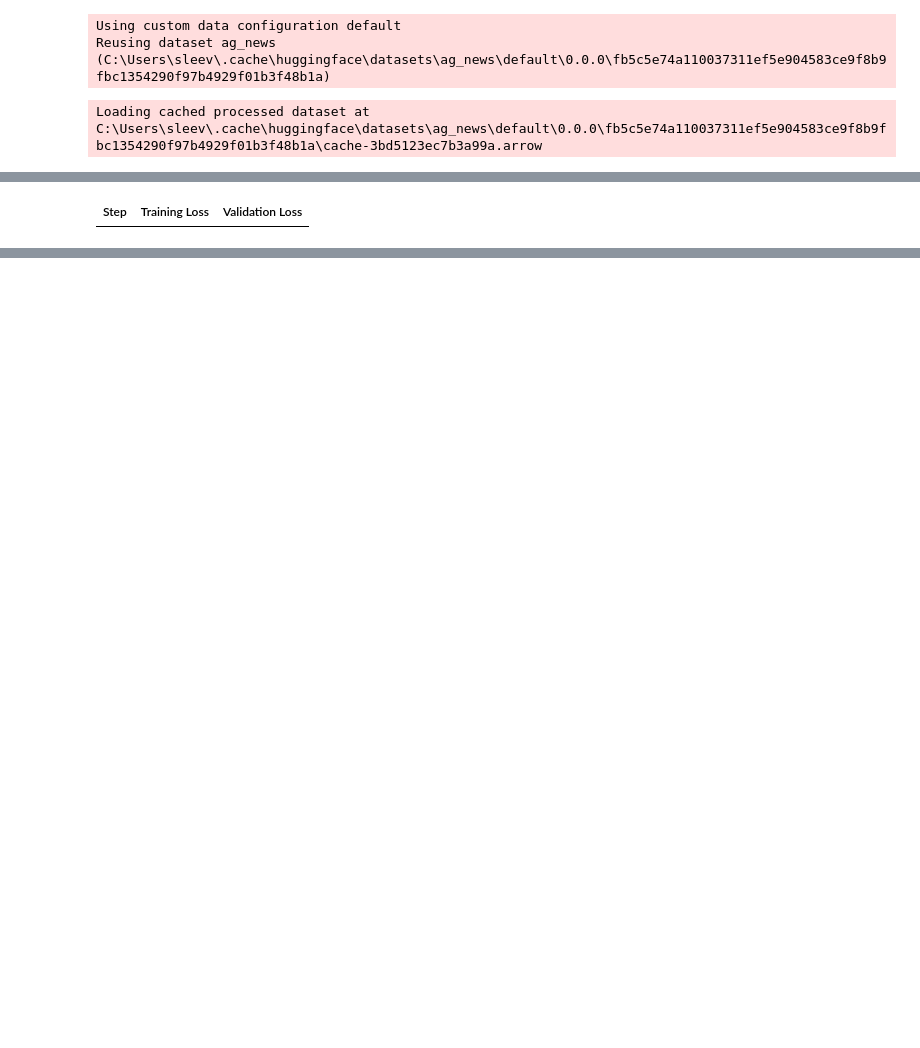
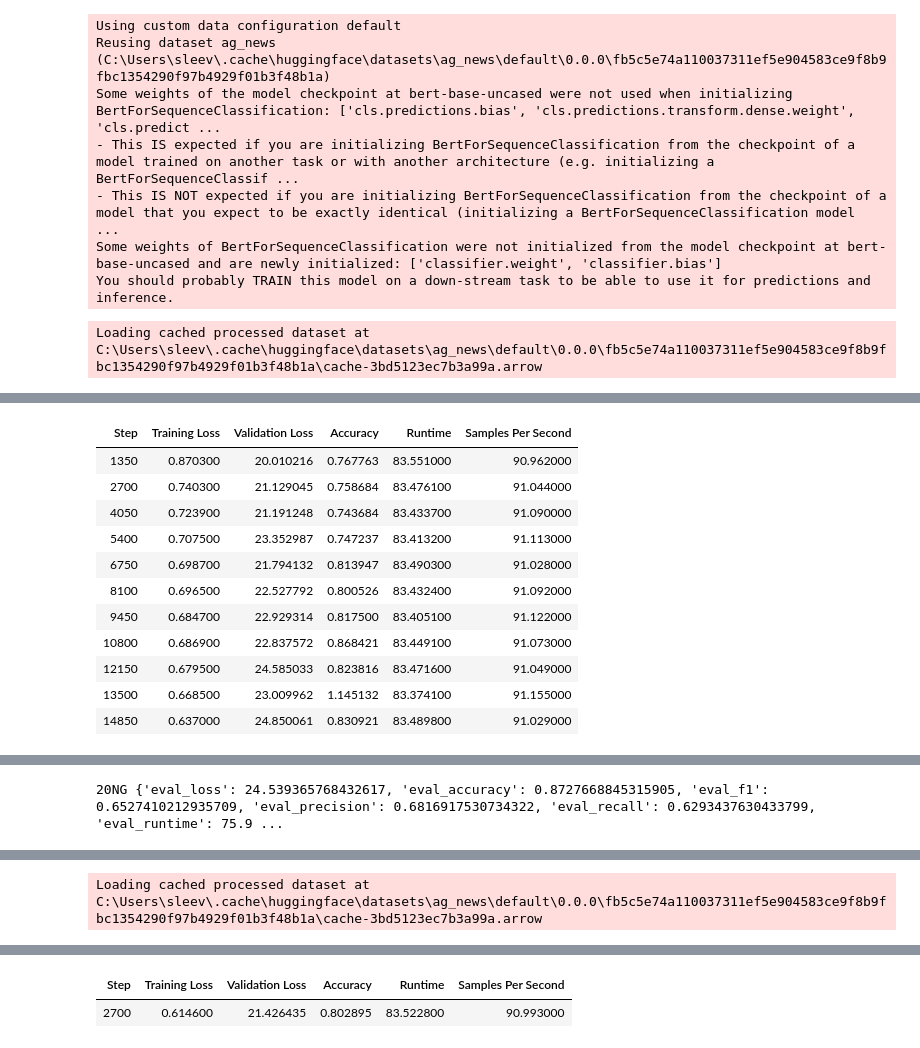
Before and after one commit to asakhala921/Sibyl_eval, a Jupyter notebook: train_AG_NEWS-SIBMix.ipynb, the cells around one changed output, grey strips where cells are left out. Cells and saved outputs as stored; diff of their text form; code cells hidden in the pictures; blank space fills up the shorter version.

```diff
--- a/train_AG_NEWS-SIBMix.ipynb
+++ b/train_AG_NEWS-SIBMix.ipynb
@@ -107,6 +143,8 @@ soft_target = False
 
 for t in ['TextMix', 'SentMix', 'WordMix']:
     for MODEL_NAME in MODEL_NAMES:
+
+        eval_only = False
 
         checkpoint = 'pretrained/' + MODEL_NAME + "-ag_news-" + t
         if use_pretrain and os.path.exists(checkpoint):
@@ -130,6 +168,7 @@ for t in ['TextMix', 'SentMix', 'WordMix']:
         train_dataset = dataset_dict['train']
         eval_dataset = dataset_dict['test']
         test_dataset = load_dataset('ag_news', split=['test'])[0]
+        test_dataset_20NG = get_20NG_test_dataset()
 
         # # reduce training time
         # n = 100
@@ -137,26 +176,36 @@ for t in ['TextMix', 'SentMix', 'WordMix']:
         # eval_dataset = Dataset.from_dict(eval_dataset[:n])
         # test_dataset = Dataset.from_dict(test_dataset[:n])
 
+        if use_pretrain and os.path.exists(checkpoint):
+            print('loading {}...'.format(checkpoint))
+            MODEL_NAME = checkpoint
+            eval_only = True
+
+        model = AutoModelForSequenceClassification.from_pretrained(MODEL_NAME, num_labels=4).to(device)
+
         train_dataset = train_dataset.map(tokenize, batched=True, batch_size=len(train_dataset))
         eval_dataset = eval_dataset.map(tokenize, batched=True, batch_size=len(eval_dataset))
         test_dataset = test_dataset.map(tokenize, batched=True, batch_size=len(test_dataset))
+        test_dataset_20NG = test_dataset_20NG.map(tokenize, batched=True, batch_size=len(test_dataset_20NG))
         train_dataset.rename_column_('label', 'labels')
         eval_dataset.rename_column_('label', 'labels')
         test_dataset.rename_column_('label', 'labels')
+        test_dataset_20NG.rename_column_('label', 'labels')
         train_dataset.set_format('torch', columns=['input_ids', 'attention_mask', 'labels'])
         eval_dataset.set_format('torch', columns=['input_ids', 'attention_mask', 'labels'])
         test_dataset.set_format('torch', columns=['input_ids', 'attention_mask', 'labels'])
+        test_dataset_20NG.set_format('torch', columns=['input_ids', 'attention_mask', 'labels'])
 
         if len(np.array(train_dataset['labels']).shape) > 1:
             soft_target = True
 
-        train_batch_size = 1
-        eval_batch_size = 1
+        train_batch_size = 8
+        eval_batch_size = 8
         num_epoch = 10
         max_steps = int((len(train_dataset) * num_epoch) / train_batch_size)
 
         training_args = TrainingArguments(
-            output_dir='./pretrained/' + MODEL_NAME + '-ag_news-' + t,
+            output_dir=checkpoint,
             overwrite_output_dir=True,
             max_steps=max_steps,
             save_steps=int(max_steps / 10),
@@ -176,8 +225,7 @@ for t in ['TextMix', 'SentMix', 'WordMix']:
 
         if soft_target:
             trainer = Trainer_w_soft_target(
-                # model=model,
-                model_init=model_init,
+                model=model,
                 args=training_args,
                 compute_metrics=compute_metrics_w_soft_target,
                 train_dataset=train_dataset,
@@ -187,41 +235,34 @@ for t in ['TextMix', 'SentMix', 'WordMix']:
             )
         else:
             trainer = Trainer(
-                # model=model,
-                model_init=model_init,
+                model=model,
                 args=training_args,
                 compute_metrics=compute_metrics,
                 train_dataset=train_dataset,
                 eval_dataset=test_dataset,
                 callbacks=[EarlyStoppingCallback(early_stopping_patience=10)]
             )
-        # hyperopt
-        train_shard = train_dataset.shard(index=1, num_shards=100)
-        eval_shard = eval_dataset.shard(index=1, num_shards=100)
-        trainer.train_dataset = train_shard
-        trainer.eval_dataset = eval_shard
-        best_run = trainer.hyperparameter_search(n_trials=10)
-        for n, v in best_run.hyperparameters.items():
-            setattr(trainer.args, n, v)
 
-        # train on best args
-        train_batch_size = 8
-        eval_batch_size = 8
-        model = AutoModelForSequenceClassification.from_pretrained(MODEL_NAME, num_labels=4).to(device)
-        trainer.model = model
-        trainer.model_init = None
-        trainer.per_device_train_batch_size = train_batch_size
-        trainer.per_device_eval_batch_size = eval_batch_size
-        trainer.train_dataset = train_dataset
-        trainer.eval_dataset = eval_dataset
-        trainer.train()
+        if not eval_only:
+            trainer.train()
 
-        # test on orig data
+        trainer.compute_metrics = compute_metrics
+
+        # test ORIG
         trainer.eval_dataset = test_dataset
-        trainer.compute_metrics = compute_metrics
         out = trainer.evaluate()
-        print(out)
+        print('ORIG', out)
+
+        # test 20NG
+        trainer.eval_dataset = test_dataset_20NG
+        out = trainer.evaluate()
+        print('20NG', out)
 # %% [output]
 Using custom data configuration default
 Reusing dataset ag_news (C:\Users\sleev\.cache\huggingface\datasets\ag_news\default\0.0.0\fb5c5e74a110037311ef5e904583ce9f8b9fbc1354290f97b4929f01b3f48b1a)
+Some weights of the model checkpoint at bert-base-uncased were not used when initializing BertForSequenceClassification: ['cls.predictions.bias', 'cls.predictions.transform.dense.weight', 'cls.predict ...
+- This IS expected if you are initializing BertForSequenceClassification from the checkpoint of a model trained on another task or with another architecture (e.g. initializing a BertForSequenceClassif ...
+- This IS NOT expected if you are initializing BertForSequenceClassification from the checkpoint of a model that you expect to be exactly identical (initializing a BertForSequenceClassification model  ...
+Some weights of BertForSequenceClassification were not initialized from the model checkpoint at bert-base-uncased and are newly initialized: ['classifier.weight', 'classifier.bias']
+You should probably TRAIN this model on a down-stream task to be able to use it for predictions and inference.
 Loading cached processed dataset at C:\Users\sleev\.cache\huggingface\datasets\ag_news\default\0.0.0\fb5c5e74a110037311ef5e904583ce9f8b9fbc1354290f97b4929f01b3f48b1a\cache-3bd5123ec7b3a99a.arrow
@@ -238,0 +270,12 @@ You should probably TRAIN this model on a down-stream task to be able to use it
+| Step | Training Loss | Validation Loss | Accuracy | Runtime | Samples Per Second |
+| 1350 | 0.870300 | 20.010216 | 0.767763 | 83.551000 | 90.962000 |
+| 2700 | 0.740300 | 21.129045 | 0.758684 | 83.476100 | 91.044000 |
+| 4050 | 0.723900 | 21.191248 | 0.743684 | 83.433700 | 91.090000 |
+| 5400 | 0.707500 | 23.352987 | 0.747237 | 83.413200 | 91.113000 |
+| 6750 | 0.698700 | 21.794132 | 0.813947 | 83.490300 | 91.028000 |
+| 8100 | 0.696500 | 22.527792 | 0.800526 | 83.432400 | 91.092000 |
+| 9450 | 0.684700 | 22.929314 | 0.817500 | 83.405100 | 91.122000 |
+| 10800 | 0.686900 | 22.837572 | 0.868421 | 83.449100 | 91.073000 |
+| 12150 | 0.679500 | 24.585033 | 0.823816 | 83.471600 | 91.049000 |
+| 13500 | 0.668500 | 23.009962 | 1.145132 | 83.374100 | 91.155000 |
+| 14850 | 0.637000 | 24.850061 | 0.830921 | 83.489800 | 91.029000 |
@@ -240 +284 @@ You should probably TRAIN this model on a down-stream task to be able to use it
-| Step | Training Loss | Validation Loss |
+20NG {'eval_loss': 24.539365768432617, 'eval_accuracy': 0.8727668845315905, 'eval_f1': 0.6527410212935709, 'eval_precision': 0.6816917530734322, 'eval_recall': 0.6293437630433799, 'eval_runtime': 75.9 ...
@@ -240,0 +292 @@ You should probably TRAIN this model on a down-stream task to be able to use it
+Loading cached processed dataset at C:\Users\sleev\.cache\huggingface\datasets\ag_news\default\0.0.0\fb5c5e74a110037311ef5e904583ce9f8b9fbc1354290f97b4929f01b3f48b1a\cache-3bd5123ec7b3a99a.arrow
@@ -240,0 +294,2 @@ You should probably TRAIN this model on a down-stream task to be able to use it
+| Step | Training Loss | Validation Loss | Accuracy | Runtime | Samples Per Second |
+| 2700 | 0.614600 | 21.426435 | 0.802895 | 83.522800 | 90.993000 |
```
Also changed, not shown: parts of 2 cells of this notebook.
